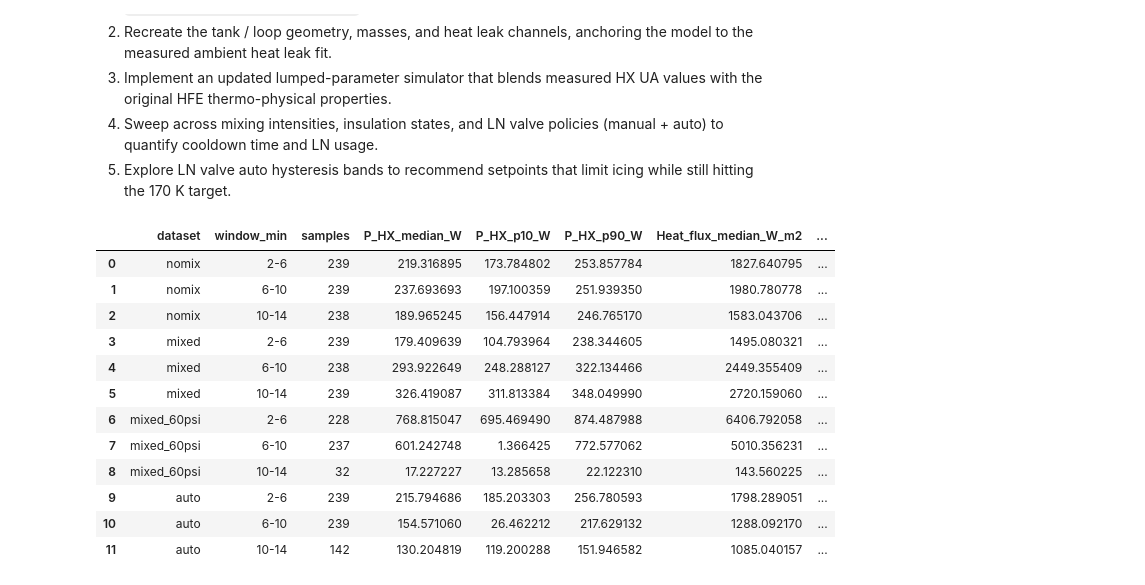
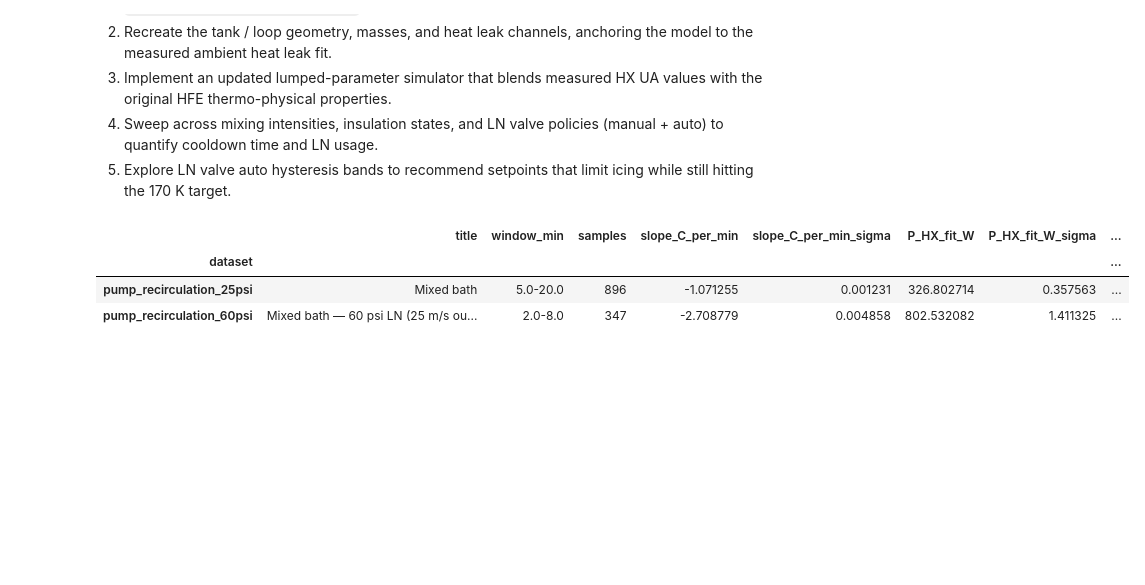
Before and after one commit to Pocar-Lab/hfe-system, a Jupyter notebook: analysis/notebooks/HFE_cooldown.ipynb, the cells around one changed output. Drawn from its saved outputs; the diff is of its cells as text; code cells hidden in the pictures; blank space fills up the shorter version.

```diff
--- a/analysis/notebooks/HFE_cooldown.ipynb
+++ b/analysis/notebooks/HFE_cooldown.ipynb
@@ -39,56 +39,63 @@ import seaborn as sns
 plt.style.use('ggplot')
 sns.set_theme(style='whitegrid')
 # %%
-
 # Locate the repository root so the notebook can run from VS Code or Jupyter Lab
 NB_PATH = Path.cwd()
 REPO_ROOT = NB_PATH
 for candidate in [NB_PATH, *NB_PATH.parents]:
     if (candidate / 'data').exists() and (candidate / 'analysis').exists():
         REPO_ROOT = candidate
         break
 
 REPORTS_DIR = REPO_ROOT / 'data' / 'reports'
-PROCESSED_DIR = REPO_ROOT / 'data' / 'processed'
 REPORTS_DIR.mkdir(parents=True, exist_ok=True)
-PROCESSED_DIR.mkdir(parents=True, exist_ok=True)
 
-summary_path = REPORTS_DIR / 'hx_summary_windows_combined.csv'
-energy_path = REPORTS_DIR / 'hx_energy_combined.csv'
-heat_leak_path = REPORTS_DIR / 'hx_heat_leak_20251023.txt'
-nomix_ts_path = PROCESSED_DIR / 'hx_timeseries_20251023_nomix.csv'
+full_summary_path = REPORTS_DIR / 'hx_full_summary_windows.csv'
 
-summary_df = pd.read_csv(summary_path)
-energy_df = pd.read_csv(energy_path)
-with heat_leak_path.open() as fh:
-    first_line = fh.readline().strip()
-HEAT_LEAK_W = float(first_line.split(':')[1].split()[0])
-
-nomix_df = pd.read_csv(nomix_ts_path)
-warm_band = nomix_df.loc[(nomix_df['t_min'] >= 6.0) & (nomix_df['t_min'] <= 10.0)]
-T_REF_WARM_K = (warm_band['T_bulk_mean_C'] + 273.15).mean()
+summary_df = pd.read_csv(full_summary_path)
 
 numeric_cols = [
-    'samples', 'P_HX_median_W', 'P_HX_p10_W', 'P_HX_p90_W',
-    'Heat_flux_median_W_m2', 'UA_median_W_per_K',
-    'UA_flux_median_W_per_m2K', 'DeltaT_median_C'
+    'samples',
+    'slope_C_per_min',
+    'slope_C_per_min_sigma',
+    'P_HX_fit_W',
+    'P_HX_fit_W_sigma',
+    'UA_fit_W_per_K',
+    'UA_fit_W_per_K_sigma',
+    'heat_flux_fit_W_m2',
+    'heat_flux_fit_W_m2_sigma',
+    'UA_area_fit_W_per_m2K',
+    'UA_area_fit_W_per_m2K_sigma',
+    'DeltaT_mean_C',
+    'r_squared',
 ]
 summary_df[numeric_cols] = summary_df[numeric_cols].apply(pd.to_numeric, errors='coerce')
-energy_df['E_HX_kJ'] = pd.to_numeric(energy_df['E_HX_kJ'], errors='coerce')
 
-summary_df
+WINDOW_SELECTION: Dict[str, str | None] = {
+    'mixed': '5.0-20.0',
+    'mixed_60psi': '2.0-8.0',
+}
+
+def select_summary_rows(df: pd.DataFrame, selection: Dict[str, str | None]) -> pd.DataFrame:
+    rows = []
+    for dataset, window in selection.items():
+        subset = df[df['dataset'] == dataset]
+        if window is not None:
+            subset = subset[subset['window_min'] == window]
+        if subset.empty:
+            raise ValueError(f"Missing summary for dataset '{dataset}' window '{window}'.")
+        rows.append(subset.iloc[0])
+    return pd.DataFrame(rows).set_index('dataset')
+
+per_dataset_summary = select_summary_rows(summary_df, WINDOW_SELECTION)
+per_dataset_summary = per_dataset_summary.rename(index={
+    'mixed': 'pump_recirculation_25psi',
+    'mixed_60psi': 'pump_recirculation_60psi',
+})
+per_dataset_summary
 # %% [output]
-|  | dataset | window_min | samples | P_HX_median_W | P_HX_p10_W | P_HX_p90_W | Heat_flux_median_W_m2 | ... |
-| 0 | nomix | 2-6 | 239 | 219.316895 | 173.784802 | 253.857784 | 1827.640795 | ... |
-| 1 | nomix | 6-10 | 239 | 237.693693 | 197.100359 | 251.939350 | 1980.780778 | ... |
-| 2 | nomix | 10-14 | 238 | 189.965245 | 156.447914 | 246.765170 | 1583.043706 | ... |
-| 3 | mixed | 2-6 | 239 | 179.409639 | 104.793964 | 238.344605 | 1495.080321 | ... |
-| 4 | mixed | 6-10 | 238 | 293.922649 | 248.288127 | 322.134466 | 2449.355409 | ... |
-| 5 | mixed | 10-14 | 239 | 326.419087 | 311.813384 | 348.049990 | 2720.159060 | ... |
-| 6 | mixed_60psi | 2-6 | 228 | 768.815047 | 695.469490 | 874.487988 | 6406.792058 | ... |
-| 7 | mixed_60psi | 6-10 | 237 | 601.242748 | 1.366425 | 772.577062 | 5010.356231 | ... |
-| 8 | mixed_60psi | 10-14 | 32 | 17.227227 | 13.285658 | 22.122310 | 143.560225 | ... |
-| 9 | auto | 2-6 | 239 | 215.794686 | 185.203303 | 256.780593 | 1798.289051 | ... |
-| 10 | auto | 6-10 | 239 | 154.571060 | 26.462212 | 217.629132 | 1288.092170 | ... |
-| 11 | auto | 10-14 | 142 | 130.204819 | 119.200288 | 151.946582 | 1085.040157 | ... |
+|  | title | window_min | samples | slope_C_per_min | slope_C_per_min_sigma | P_HX_fit_W | P_HX_fit_W_sigma | ... |
+| dataset |  |  |  |  |  |  |  | ... |
+| pump_recirculation_25psi | Mixed bath | 5.0-20.0 | 896 | -1.071255 | 0.001231 | 326.802714 | 0.357563 | ... |
+| pump_recirculation_60psi | Mixed bath — 60 psi LN (25 m/s ou... | 2.0-8.0 | 347 | -2.708779 | 0.004858 | 802.532082 | 1.411325 | ... |
 # %%
```
Also changed, not shown: parts of 12 cells of this notebook, 10 other files.
